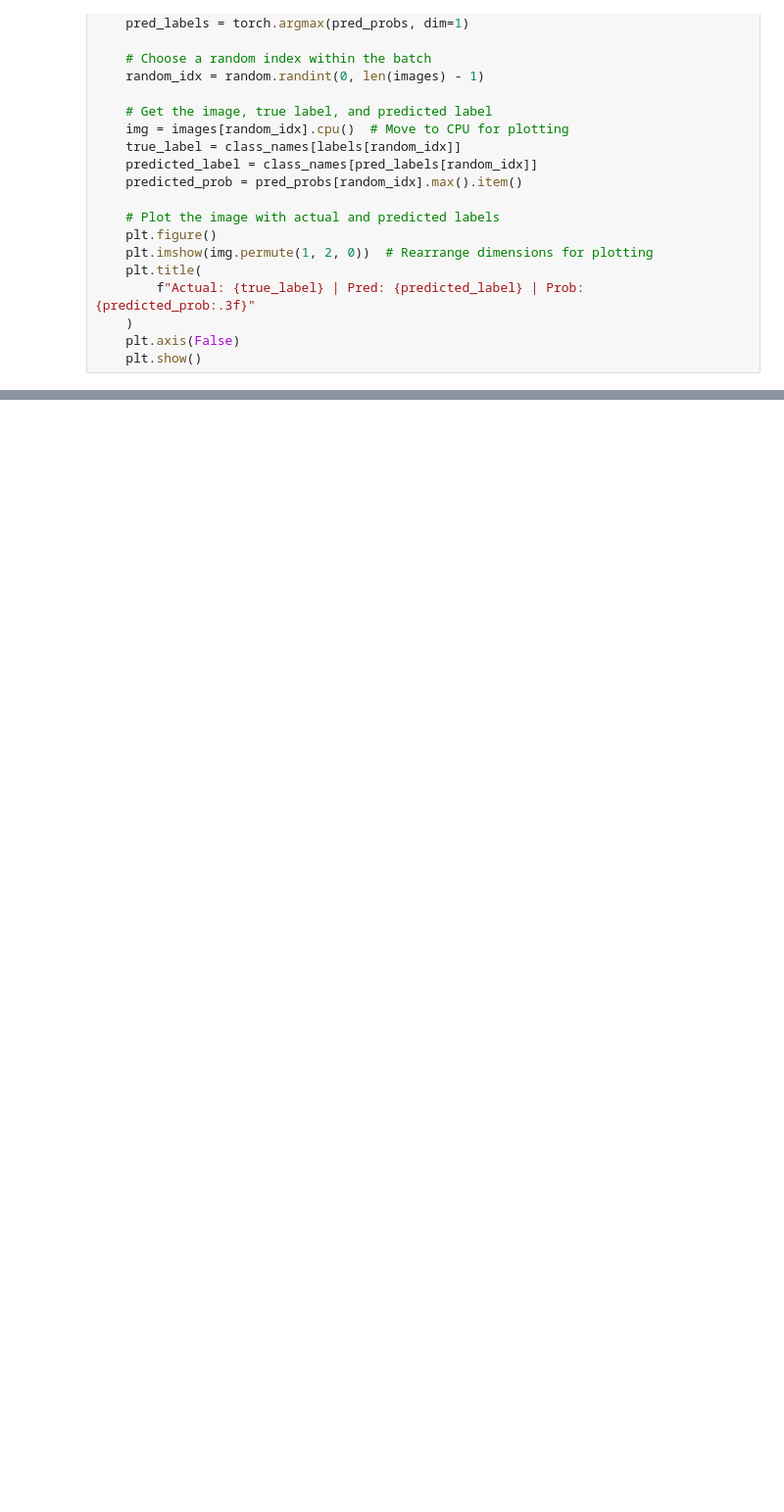
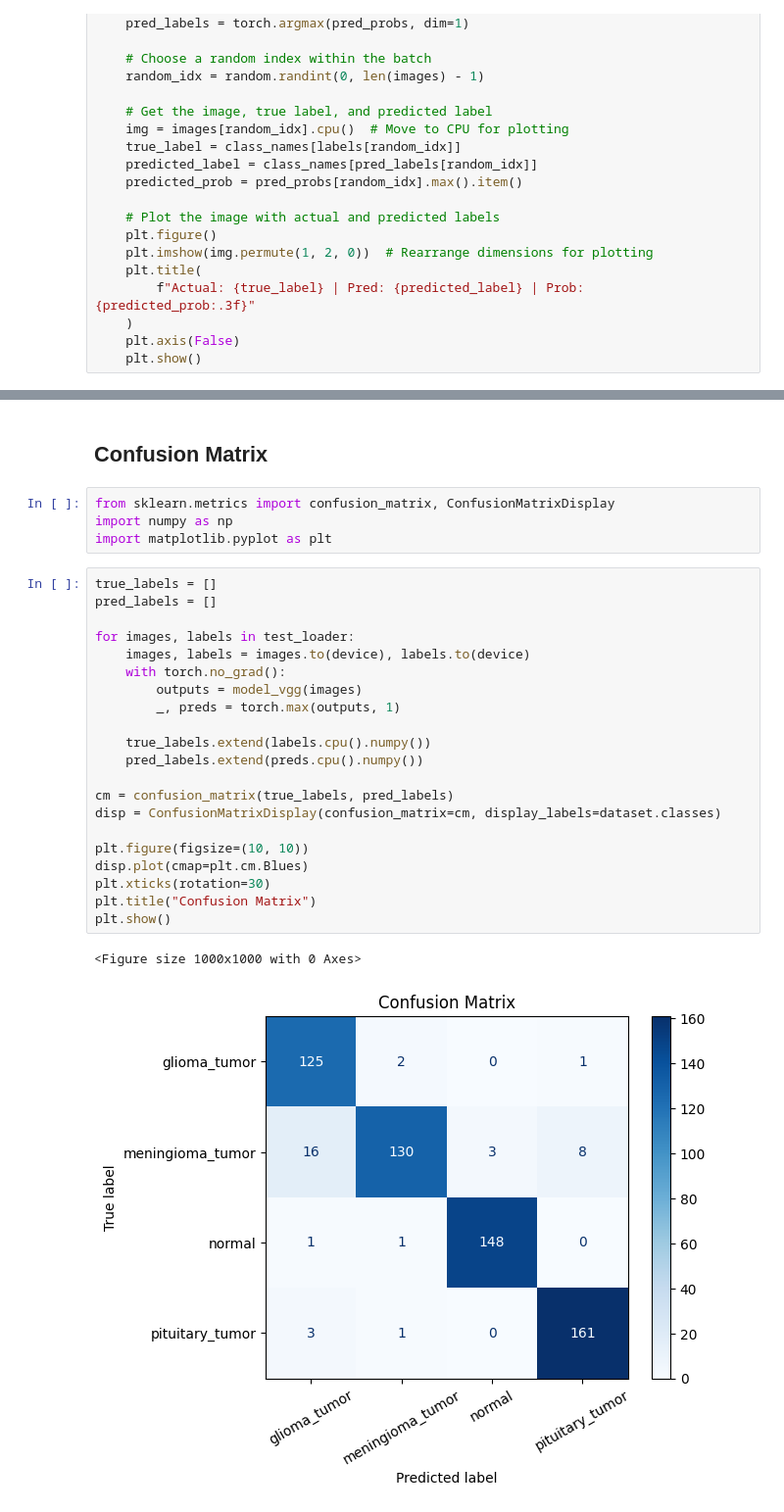
Before and after one commit to kashif003/Completed-work, a Jupyter notebook: CNNS/Transfer leaning/Transfer_learning_MRI_IMAGES_VGG.ipynb, the cells around one changed output, grey strips where cells are left out. Shown at 98% size. Saved outputs shown, nothing was run; the diff lists cells and outputs as text; blank space fills up the shorter version.

Commit message:
Update Transfer_learning_MRI_IMAGES_VGG.ipynb
updated the confusion matrix in tranfer learning

```diff
--- a/CNNS/Transfer leaning/Transfer_learning_MRI_IMAGES_VGG.ipynb
+++ b/CNNS/Transfer leaning/Transfer_learning_MRI_IMAGES_VGG.ipynb
@@ -481,0 +482,30 @@ WARNING:matplotlib.image:Clipping input data to the valid range for imshow with
+# %% [markdown]
+## Confusion Matrix
+# %%
+from sklearn.metrics import confusion_matrix, ConfusionMatrixDisplay
+import numpy as np
+import matplotlib.pyplot as plt
+# %%
+true_labels = []
+pred_labels = []
+
+for images, labels in test_loader:
+    images, labels = images.to(device), labels.to(device)
+    with torch.no_grad():
+        outputs = model_vgg(images)
+        _, preds = torch.max(outputs, 1)
+
+    true_labels.extend(labels.cpu().numpy())
+    pred_labels.extend(preds.cpu().numpy())
+
+cm = confusion_matrix(true_labels, pred_labels)
+disp = ConfusionMatrixDisplay(confusion_matrix=cm, display_labels=dataset.classes)
+
+plt.figure(figsize=(10, 10))
+disp.plot(cmap=plt.cm.Blues)
+plt.xticks(rotation=30)
+plt.title("Confusion Matrix")
+plt.show()
+# %% [output]
+<Figure size 1000x1000 with 0 Axes>
+[figure, added]
```
Also changed, not shown: parts of 3 cells of this notebook.
